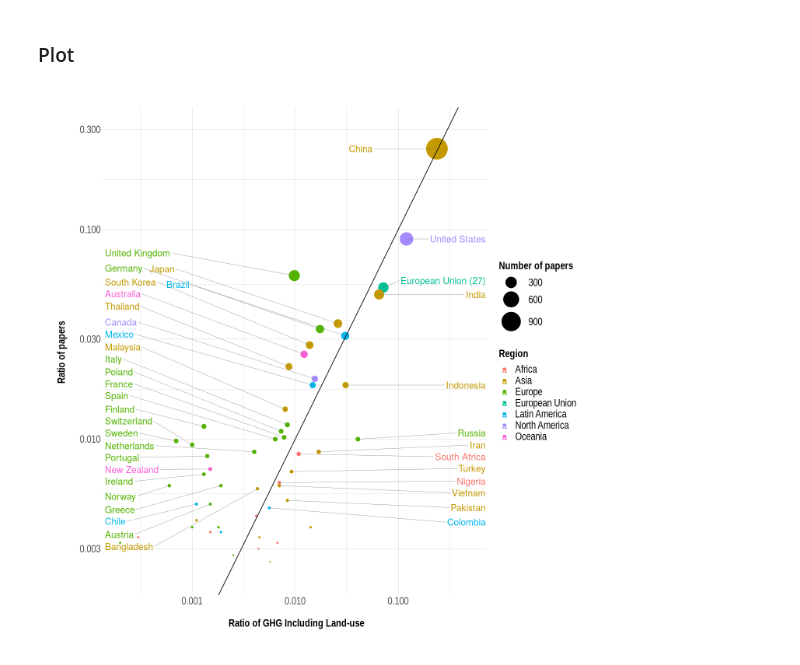
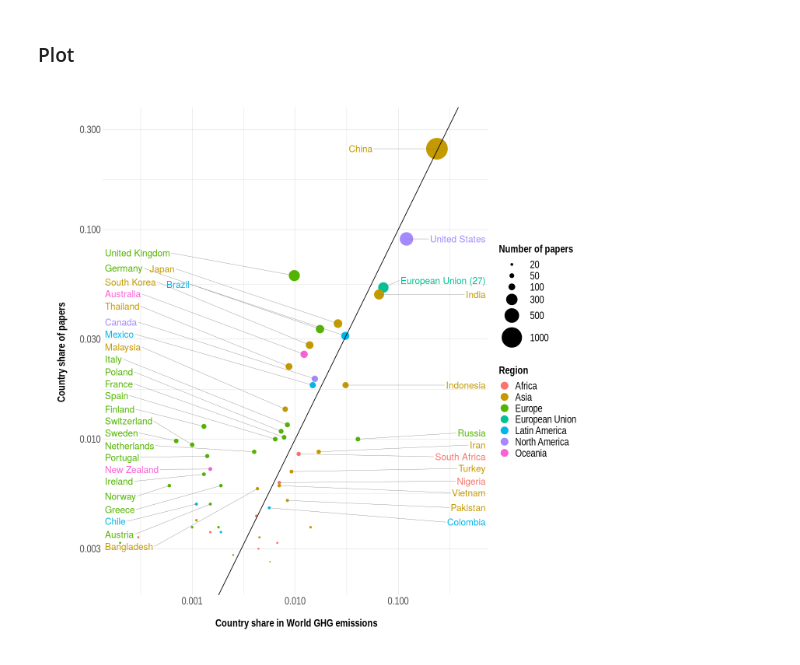
Before and after one commit to ClaireLepault/Mapping-country-mitig-pathways, a Jupyter notebook: 6_Figures/R_Fig2_Comparison_publi_emissions_2016.ipynb, the cells around one changed output. Drawn from its saved outputs; the diff is of its cells as text; code cells hidden in the pictures.

```diff
--- a/6_Figures/R_Fig2_Comparison_publi_emissions_2016.ipynb
+++ b/6_Figures/R_Fig2_Comparison_publi_emissions_2016.ipynb
@@ -102,7 +102,7 @@ options(repr.plot.width=12, repr.plot.height=12)
 
 plot <- ggplot(data%>% filter(count_papers>10), aes(x=ratio_GHG_incl_landuse, y=ratio_papers, size =count_papers, color = Region, label = Country)) +
                   geom_point(alpha=2) +
-                  scale_size(range = c(0.01, 15), name="Number of papers") +
+                  scale_size(range = c(0.01, 15), breaks=c(10,20,50,100,300,500,1000), name="Number of papers") +
                   scale_fill_manual(values=c('Asia'='darkorange',
                                              'European Union'='#7CAE00',
                                              'Europe'='seagreen4',
@@ -110,41 +110,43 @@ plot <- ggplot(data%>% filter(count_papers>10), aes(x=ratio_GHG_incl_landuse, y=
                                              'Latin America'='dodgerblue2',
                                              'Africa'='orchid',
                                              'Oceania'='#CD9600',
-                                             'Antarctica'='#CAB2D6')) +
+                                             'Antarctica'='#CAB2D6'))+
                   theme_ipsum() +
                   geom_text_repel(
                                     data          = subset(data, count_papers>20 & ratio_GHG_incl_landuse > ratio_papers),
                                     nudge_x       = 0.2 - log10(subset(data, count_papers>20 & ratio_GHG_incl_landuse > ratio_papers)$ratio_GHG_incl_landuse),
                                     segment.size  = 0.2,
                                     segment.color = "grey50",
                                     direction     = "y",
                                     hjust         = 0,
                                     size=5
                                   ) +
-                geom_text_repel(
+                  geom_text_repel(
                             data = subset(data, count_papers> 20 &
                                                 ratio_GHG_incl_landuse < ratio_papers),
                             nudge_x = log10(subset(data, count_papers>20 & ratio_GHG_incl_landuse < ratio_papers)$ratio_GHG_incl_landuse),
                             direction    = "y",
                             segment.size  = 0.2,
                             segment.color = "grey50",
                             hjust = 1,
                             size=5
                           ) +
-                  scale_x_continuous(name="\n Ratio of GHG Including Land-use", limits = c(NA, 0.50), trans='log10') +
-                  scale_y_continuous(name="Ratio of papers \n",limits=c(NA, 0.30),trans ='log10') +
+                  scale_x_continuous(name="\n Country share in World GHG emissions",
+                                     limits = c(NA, 0.50), trans='log10') +
+                  scale_y_continuous(name="Country share of papers \n",limits=c(NA, 0.30),trans ='log10') +
                   geom_abline(intercept = 0, slope = 1) +
-                  theme(
-                        legend.title = element_text(size = 16,face ="bold"),
+                  theme(legend.title = element_text(size = 16,face ="bold"),
                         legend.text = element_text(size = 16),
                         legend.position="right",
                         axis.text.x = element_text(size = 16),
                         axis.text.y = element_text(size = 16),
                         axis.title.x = element_text(size = 16, hjust = 0.5,face ="bold"),
                         axis.title.y = element_text(size = 16, hjust = 0.5,face ="bold")
-                              )
+                              )+
+                  guides(color = guide_legend(override.aes = list(shape = 19, size=5)))
+
 plot
 # %% [output]
-[figure, old version]
+[figure, new version]
 # %%
 ggsave('./output/Fig2_comparison_papers_emissions.png', height=12, width=12, plot=plot)
```
Also changed, not shown: 6 other files.
